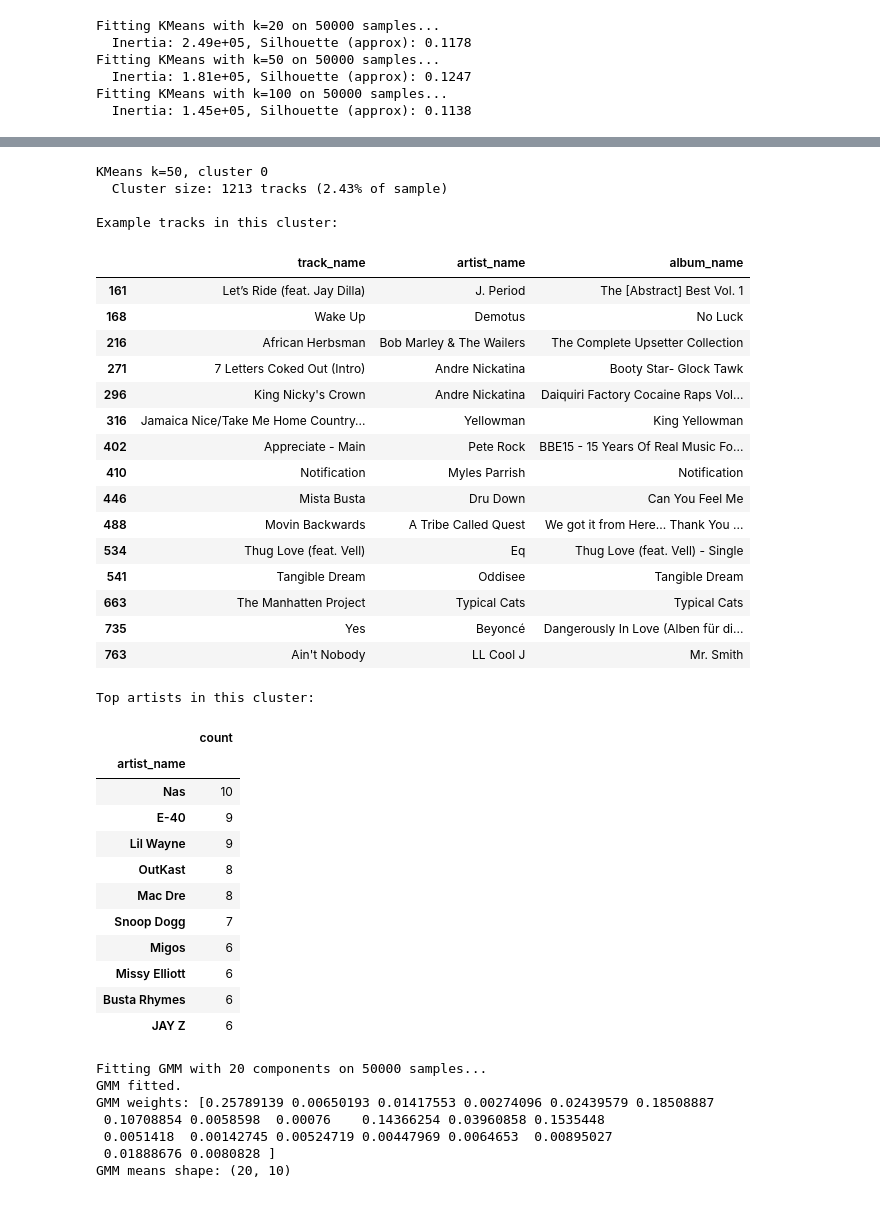
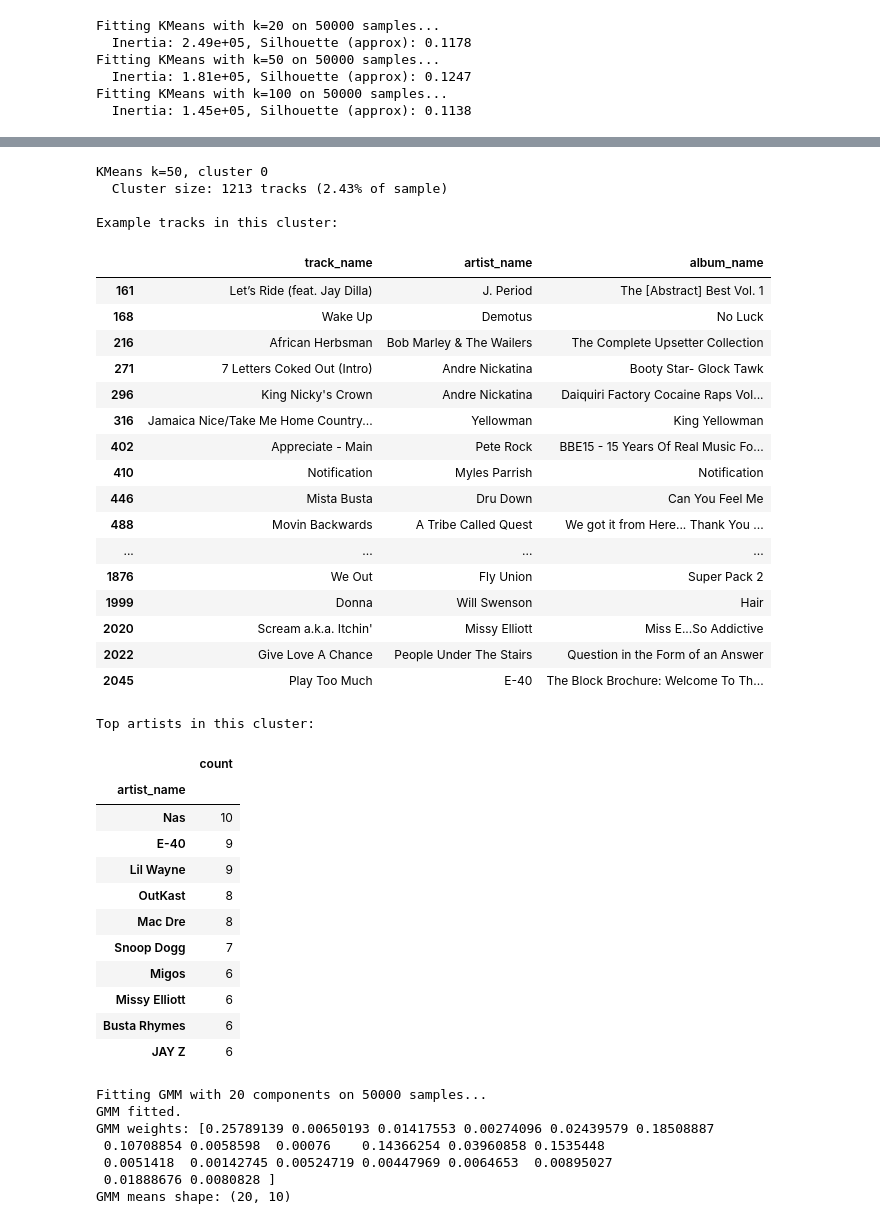
Before and after one commit to KieranSatheesan/Music_Recommender, a Jupyter notebook: notebooks/07_clustering_tracks.ipynb, the cells around one changed output, grey strips where cells are left out. Cells and saved outputs as stored; diff of their text form; code cells hidden in the pictures.

```diff
--- a/notebooks/07_clustering_tracks.ipynb
+++ b/notebooks/07_clustering_tracks.ipynb
@@ -285,39 +339,41 @@ def inspect_kmeans_cluster(k: int, cluster_id: int, n_tracks: int = 20):
     print("Example tracks in this cluster:")
     display(cluster_df[["track_name", "artist_name", "album_name"]].head(n_tracks))
 
     print("\nTop artists in this cluster:")
     display(
         cluster_df["artist_name"]
         .value_counts()
         .head(10)
         .rename("count")
         .to_frame()
     )
+pd.set_option('display.max_rows', None)  # Show all rows
 
 
 # Example: inspect cluster 0 for k=50
-inspect_kmeans_cluster(K_VIS, cluster_id=0, n_tracks=15)
+inspect_kmeans_cluster(K_VIS, cluster_id=0, n_tracks=50)
 # %% [output]
 KMeans k=50, cluster 0
   Cluster size: 1213 tracks (2.43% of sample)
 
 Example tracks in this cluster:
 |  | track_name | artist_name | album_name |
 | 161 | Let’s Ride (feat. Jay Dilla) | J. Period | The [Abstract] Best Vol. 1 |
 | 168 | Wake Up | Demotus | No Luck |
 | 216 | African Herbsman | Bob Marley & The Wailers | The Complete Upsetter Collection |
 | 271 | 7 Letters Coked Out (Intro) | Andre Nickatina | Booty Star- Glock Tawk |
 | 296 | King Nicky's Crown | Andre Nickatina | Daiquiri Factory Cocaine Raps Vol... |
 | 316 | Jamaica Nice/Take Me Home Country... | Yellowman | King Yellowman |
 | 402 | Appreciate - Main | Pete Rock | BBE15 - 15 Years Of Real Music Fo... |
 | 410 | Notification | Myles Parrish | Notification |
 | 446 | Mista Busta | Dru Down | Can You Feel Me |
 | 488 | Movin Backwards | A Tribe Called Quest | We got it from Here... Thank You ... |
-| 534 | Thug Love (feat. Vell) | Eq | Thug Love (feat. Vell) - Single |
-| 541 | Tangible Dream | Oddisee | Tangible Dream |
-| 663 | The Manhatten Project | Typical Cats | Typical Cats |
-| 735 | Yes | Beyoncé | Dangerously In Love (Alben für di... |
-| 763 | Ain't Nobody | LL Cool J | Mr. Smith |
+| ... | ... | ... | ... |
+| 1876 | We Out | Fly Union | Super Pack 2 |
+| 1999 | Donna | Will Swenson | Hair |
+| 2020 | Scream a.k.a. Itchin' | Missy Elliott | Miss E...So Addictive |
+| 2022 | Give Love A Chance | People Under The Stairs | Question in the Form of an Answer |
+| 2045 | Play Too Much | E-40 | The Block Brochure: Welcome To Th... |
 Top artists in this cluster:
 |  | count |
 | artist_name |  |
```
Also changed, not shown: parts of 4 cells of this notebook.
